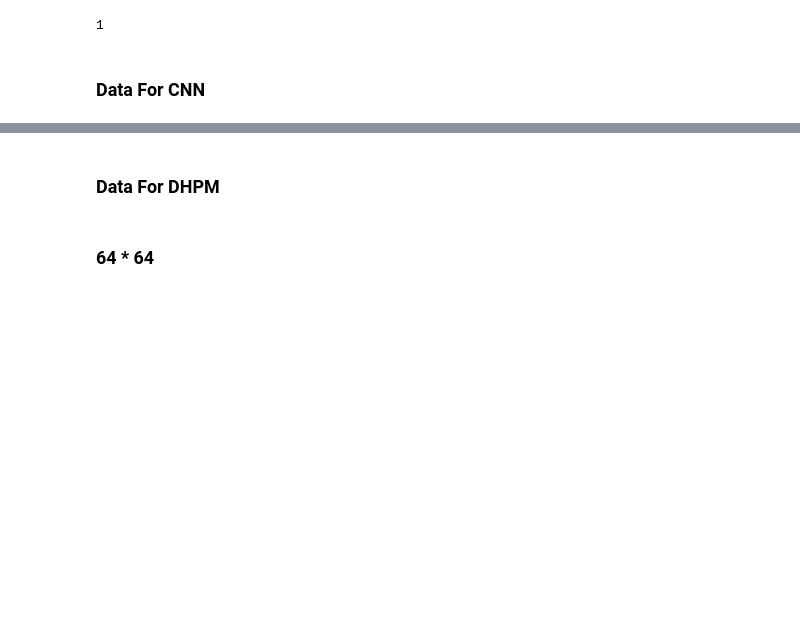
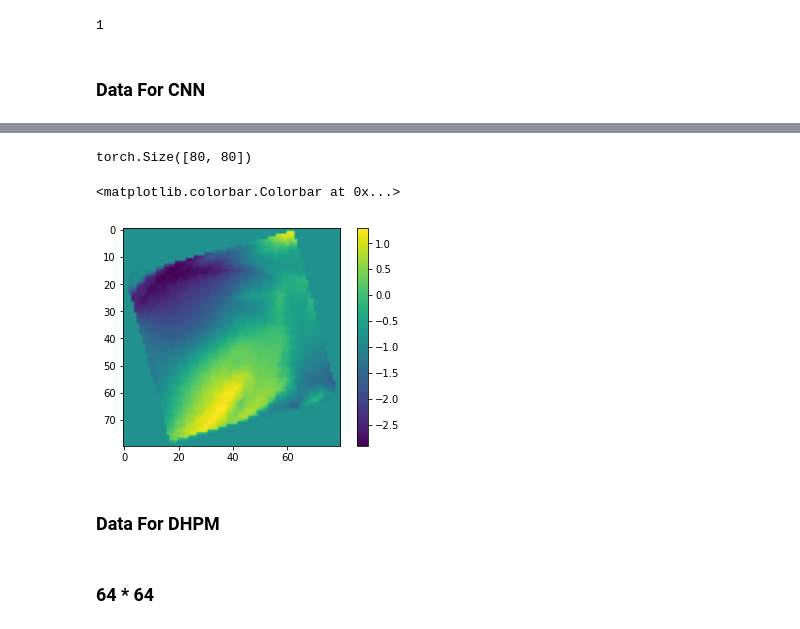
Before and after one commit to lizzij/Turbulence, a Jupyter notebook: Data/data_prep.ipynb, the cells around one changed output, grey strips where cells are left out. Drawn from its saved outputs; the diff is of its cells as text; code cells hidden in the pictures; blank space fills up the shorter version.

```diff
--- a/Data/data_prep.ipynb
+++ b/Data/data_prep.ipynb
@@ -113,3 +215,11 @@ for j in range(0, 1510-100):
+# %%
+print(rot_um_img[50,0].shape)
+plt.imshow(rot_um_img[50,0].cpu().data.numpy())
+plt.colorbar()
+# %% [output]
+torch.Size([80, 80])
+<matplotlib.colorbar.Colorbar at 0x...>
+[figure, added]
 # %% [markdown]
 ### Data For DHPM
 # %%
```
Also changed, not shown: parts of 15 cells of this notebook, 30 other files.
